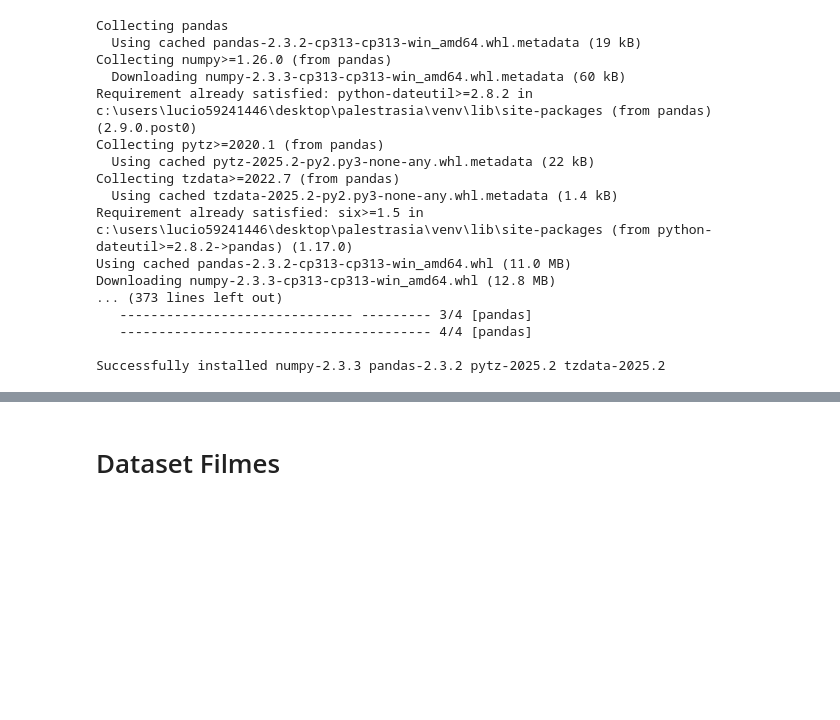
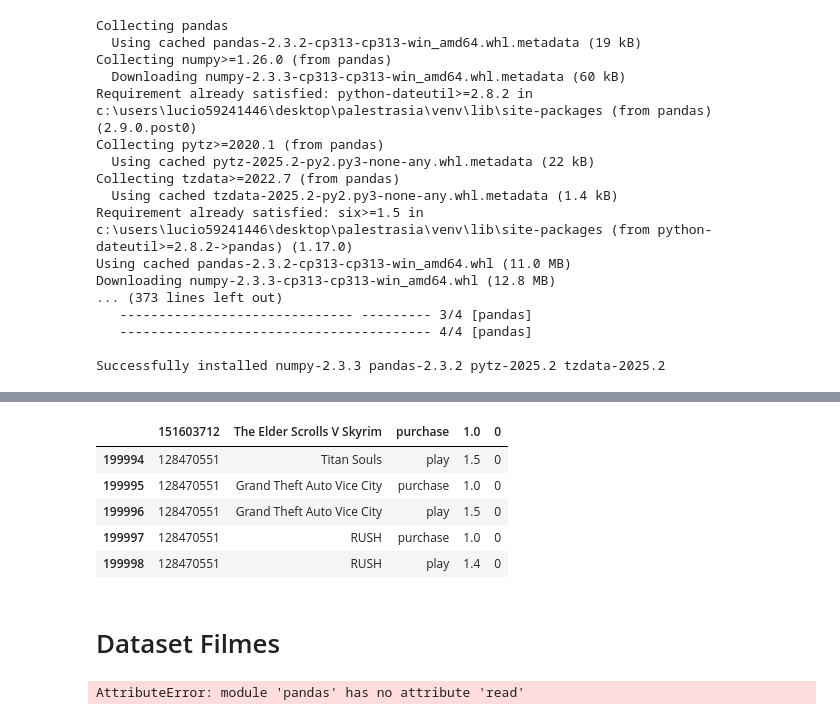
Before and after one commit to lucioamarante/inteligencia_artificial, a Jupyter notebook: palestra1.ipynb, the cells around one changed output, grey strips where cells are left out. Drawn from its saved outputs; the diff is of its cells as text; code cells hidden in the pictures; blank space fills up the shorter version.

```diff
--- a/palestra1.ipynb
+++ b/palestra1.ipynb
@@ -70,2 +93,11 @@ Successfully installed numpy-2.3.3 pandas-2.3.2 pytz-2025.2 tzdata-2025.2
+# %%
+df_jogos.tail ()
+# %% [output]
+|  | 151603712 | The Elder Scrolls V Skyrim | purchase | 1.0 | 0 |
+| 199994 | 128470551 | Titan Souls | play | 1.5 | 0 |
+| 199995 | 128470551 | Grand Theft Auto Vice City | purchase | 1.0 | 0 |
+| 199996 | 128470551 | Grand Theft Auto Vice City | play | 1.5 | 0 |
+| 199997 | 128470551 | RUSH | purchase | 1.0 | 0 |
+| 199998 | 128470551 | RUSH | play | 1.4 | 0 |
 # %% [markdown]
 # Dataset Filmes
@@ -71,0 +107,5 @@ Successfully installed numpy-2.3.3 pandas-2.3.2 pytz-2025.2 tzdata-2025.2
+# %%
+# Dataframe_filmes
+df = pd.read (datasets/datasets/IMDB_Dataset.csv)
+# %% [output]
+AttributeError: module 'pandas' has no attribute 'read'
```
Also changed, not shown: parts of 10 cells of this notebook, 2 other files.
